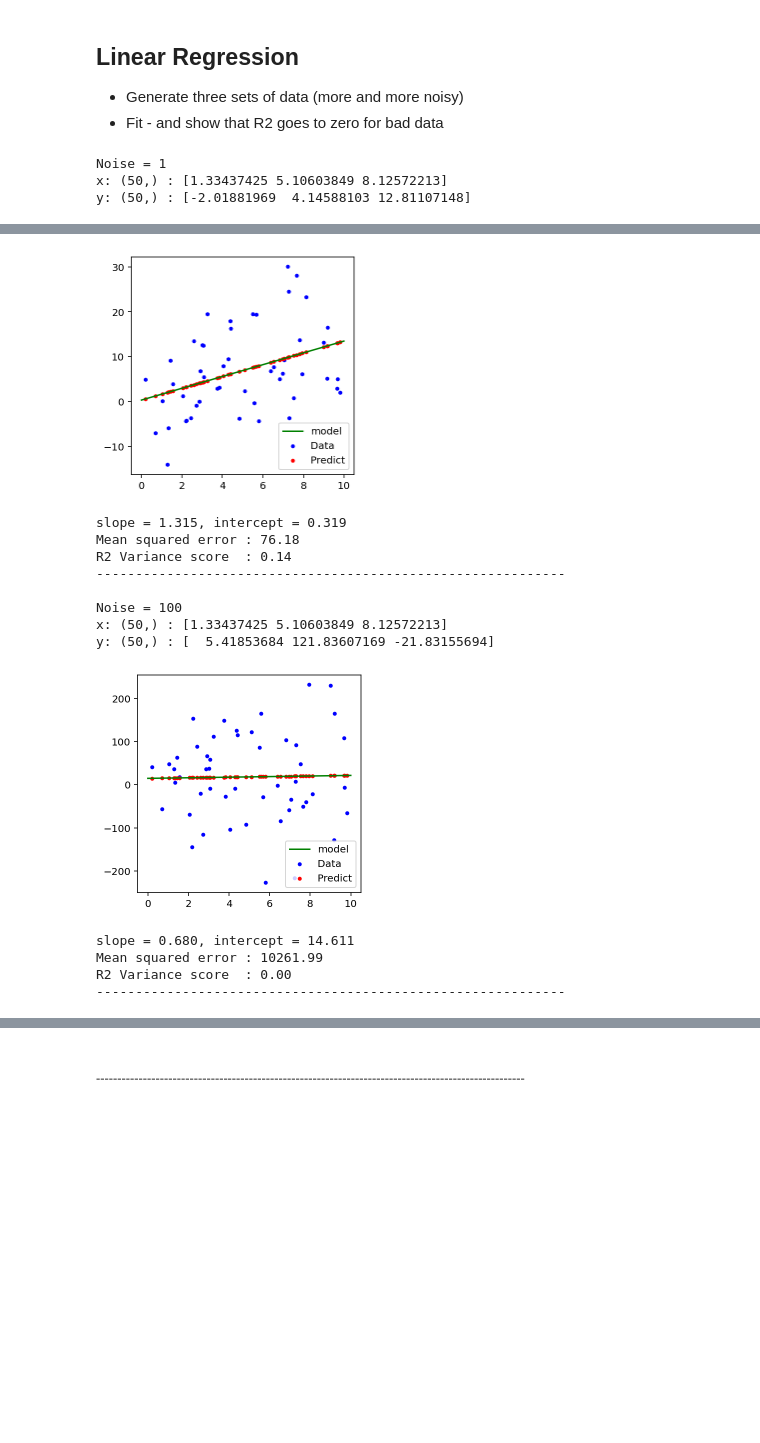
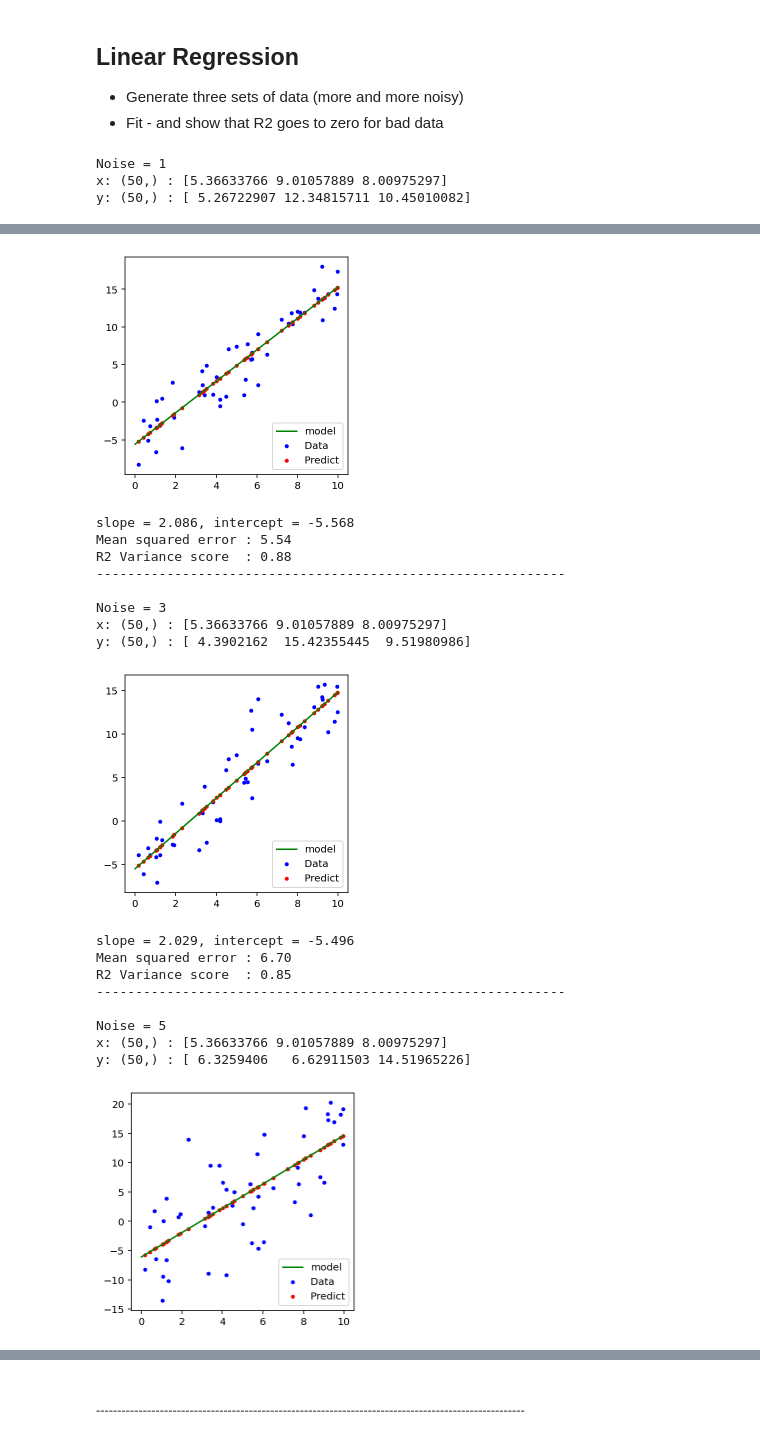
Before and after one commit to lselector/statistics, a Jupyter notebook: nb_04_Linear_Regression.ipynb, the cells around one changed output, grey strips where cells are left out. Cells and saved outputs as stored; diff of their text form; code cells hidden in the pictures; blank space fills up the shorter version.

```diff
--- a/nb_04_Linear_Regression.ipynb
+++ b/nb_04_Linear_Regression.ipynb
@@ -42,7 +43,7 @@ bb: (5, 1) : [[0]
 # rng = np.random.RandomState(seed=1)  # specific seed - generates the same numbers
 rng = np.random.RandomState(seed=None) # None - generate different numbers every time
 x = 10 * rng.rand(50)                # 50 random numbers in [0,10]
-for Noise in [1,10,100]:
+for Noise in [1,2,3,5,10,100]:
     y = (2 * x - 5) + Noise*rng.randn(50)    # 50 numbers between [-5, 15]
                                          # linear function of x plus some normal noise
     print(f"Noise = {Noise}")
@@ -77,5 +78,5 @@ for Noise in [1,10,100]:
     print(" ")
 # %% [output]
 Noise = 1
-x: (50,) : [1.33437425 5.10603849 8.12572213]
-y: (50,) : [-2.01881969  4.14588103 12.81107148]
+x: (50,) : [5.36633766 9.01057889 8.00975297]
+y: (50,) : [ 5.26722907 12.34815711 10.45010082]
@@ -91,14 +92,19 @@ y: (50,) : [-5.92392819  2.31059231 23.25046759]
-[figure, old version]
+[figure, new version]
-slope = 1.315, intercept = 0.319
-Mean squared error : 76.18
-R2 Variance score  : 0.14
+slope = 2.086, intercept = -5.568
+Mean squared error : 5.54
+R2 Variance score  : 0.88
 ------------------------------------------------------------
 
-Noise = 100
-x: (50,) : [1.33437425 5.10603849 8.12572213]
-y: (50,) : [  5.41853684 121.83607169 -21.83155694]
+Noise = 3
+x: (50,) : [5.36633766 9.01057889 8.00975297]
+y: (50,) : [ 4.3902162  15.42355445  9.51980986]
-[figure, old version]
+[figure, new version]
-slope = 0.680, intercept = 14.611
-Mean squared error : 10261.99
-R2 Variance score  : 0.00
+slope = 2.029, intercept = -5.496
+Mean squared error : 6.70
+R2 Variance score  : 0.85
 ------------------------------------------------------------
+
+Noise = 5
+x: (50,) : [5.36633766 9.01057889 8.00975297]
+y: (50,) : [ 6.3259406   6.62911503 14.51965226]
+[figure, added]
```
Also changed, not shown: parts of 3 cells of this notebook, 1 other file.
